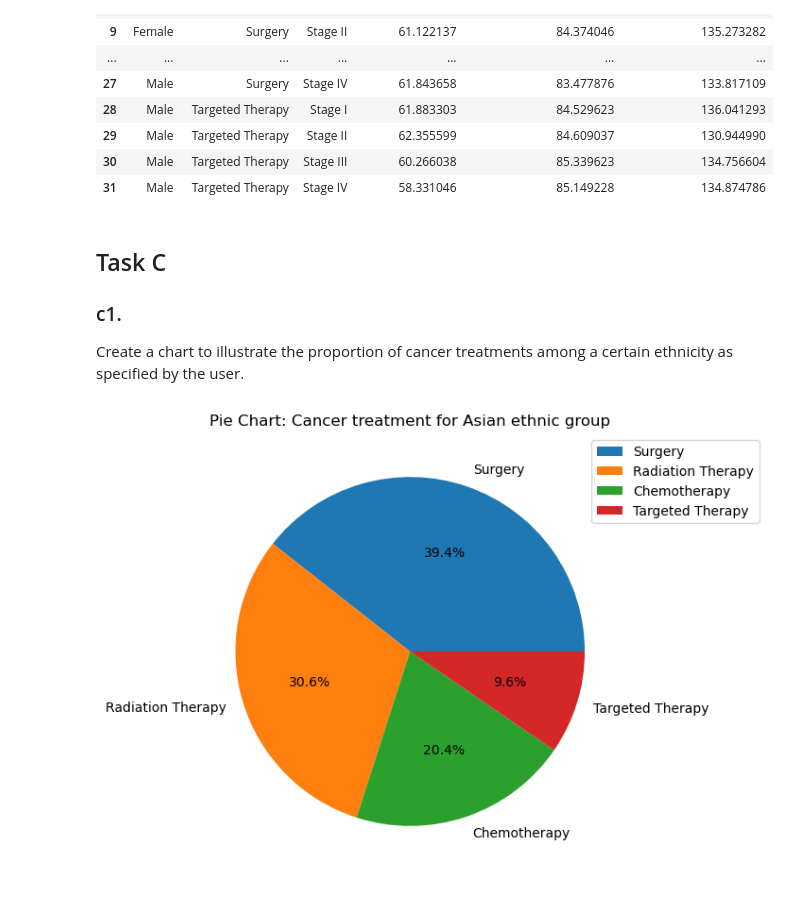
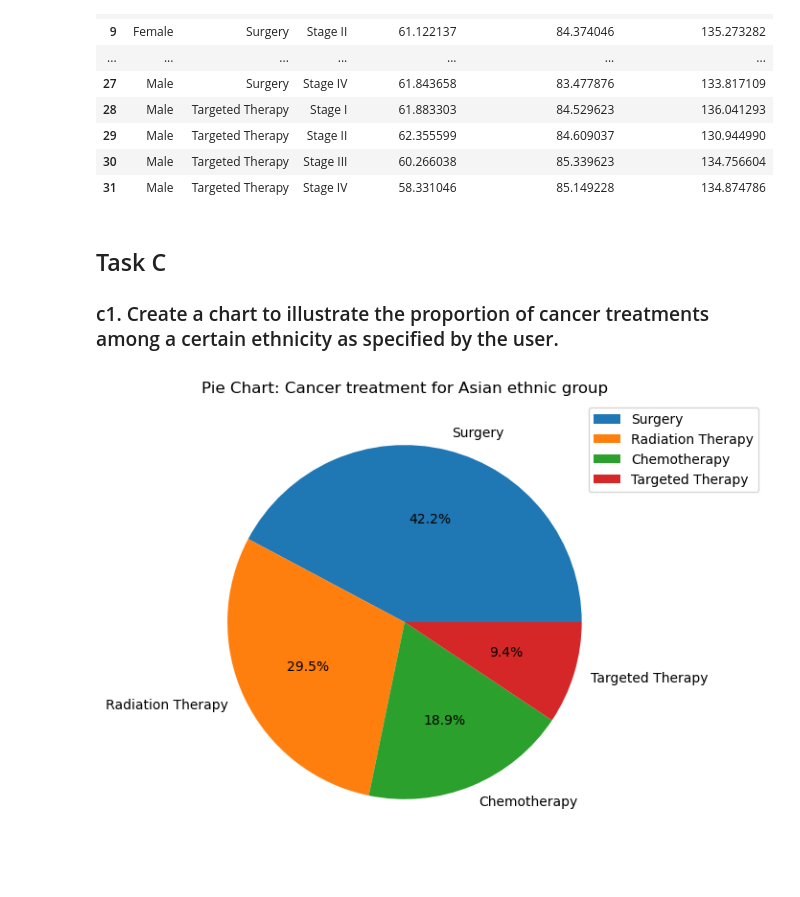
Before and after one commit to RalleyD/COM731-Assessment, a Jupyter notebook: analyse_cancer_data.ipynb, the cells around one changed output. Drawn from its saved outputs; the diff is of its cells as text; code cells hidden in the pictures.

```diff
--- a/analyse_cancer_data.ipynb
+++ b/analyse_cancer_data.ipynb
@@ -399,36 +402,34 @@ survival_cancer_df
 | 31 | Male | Targeted Therapy | Stage IV | 58.331046 | 85.149228 | 134.874786 |
 # %% [markdown]
 ## Task C
-### c1.
-
-Create a chart to illustrate the proportion of cancer treatments among a certain ethnicity as
-specified by the user.
+### c1. Create a chart to illustrate the proportion of cancer treatments among a certain ethnicity as specified by the user.
 # %%
 %matplotlib inline
 import matplotlib.pyplot as plt
 # %%
-ethnicity = "Asian"#input("Enter patient ethnicity...")
+ethnicity = input("Enter patient ethnicity...")
 
-# TODO get rid of repeated groupby methods
-grp = long_term_ethnic_groups.groupby('Ethnicity')
+grp = lung_cancer_df.groupby('Ethnicity')
+grp = grp.get_group(ethnicity)
 
-grp = grp.get_group(ethnicity).sort_values(by='count', ascending=False)
+# create a Series of value counts of each treatment
+grp_treatment_counts = grp.Treatment.value_counts()
 
-treatment_list = grp.Treatment.to_list()
-treatment_count = grp['count'].to_list()
-
-treatment_count
+# retrieve the index lables from the Series and put them into a list
+treatment_list = grp_treatment_counts.index.to_list()
+# get the values of the Series and put into a list
+treatment_count = grp_treatment_counts.to_list() #grp['count'].to_list()
 # create a figure
 fig = plt.figure(figsize=(10,6))
 
 # plot a pie chart
 plt.pie(treatment_count, labels=treatment_list, autopct='%1.1f%%')
 
 # set a plot title and legend
 plt.title(f"Pie Chart: Cancer treatment for {ethnicity} ethnic group")
 plt.legend(loc="upper left", bbox_to_anchor=(0.9,1))
 
 # show the chart
 plt.show()
 # %% [output]
-[figure, old version]
+[figure, new version]
```
Also changed, not shown: parts of 1 cell of this notebook.
